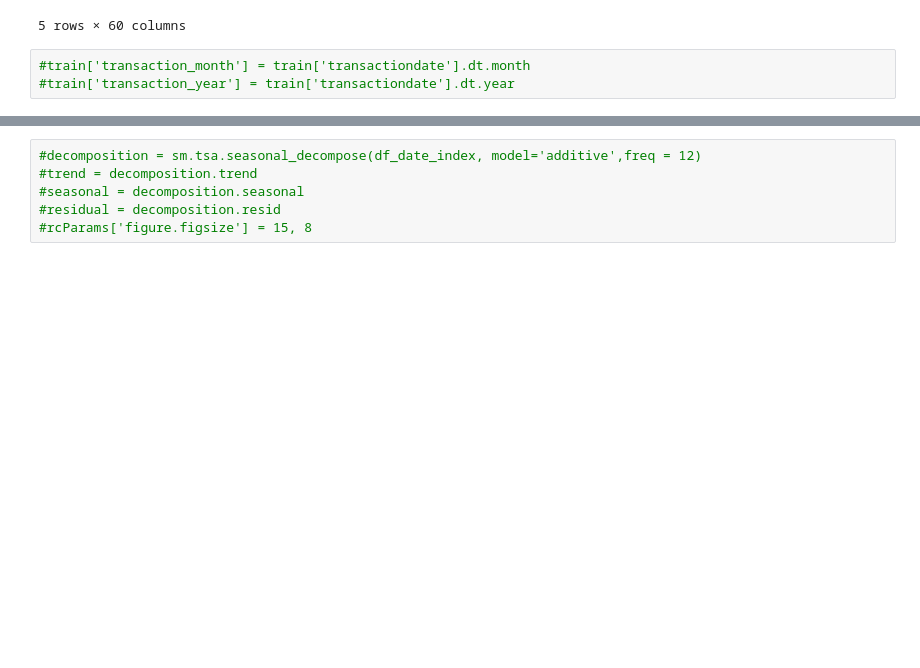
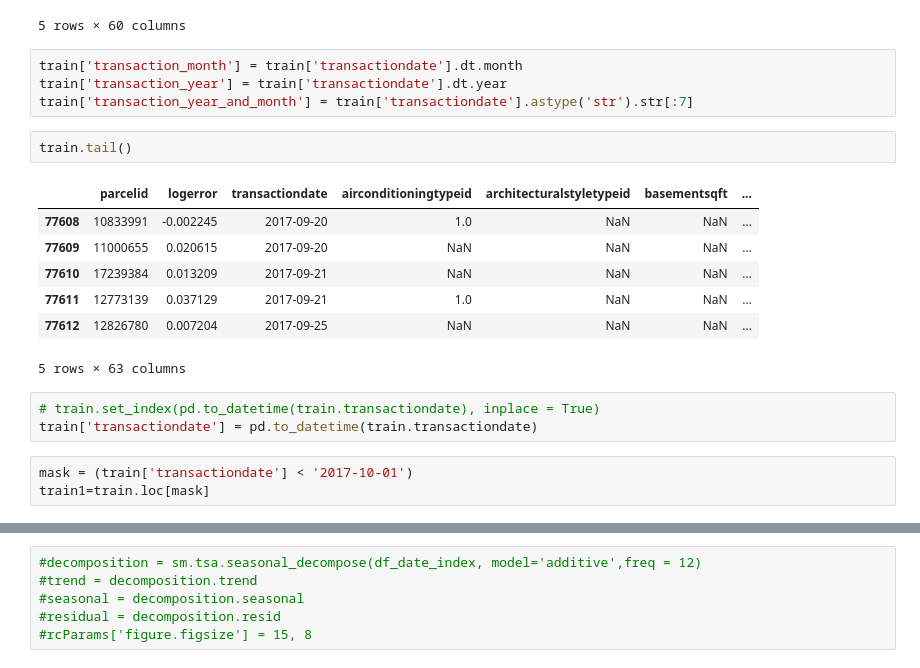
Before and after one commit to Hupi/Competitions, a Jupyter notebook: zillow/notebooks/kaggle_zillow_first_analyze.ipynb, the cells around one changed output, grey strips where cells are left out. Saved outputs shown, nothing was run; the diff lists cells and outputs as text; blank space fills up the shorter version.

```diff
--- a/zillow/notebooks/kaggle_zillow_first_analyze.ipynb
+++ b/zillow/notebooks/kaggle_zillow_first_analyze.ipynb
@@ -259,7 +261,24 @@ train.head()
 | 4 | 14432541 | -0.0050 | 2016-01-02 | NaN | NaN | NaN | ... |
 5 rows × 60 columns
 # %%
-#train['transaction_month'] = train['transactiondate'].dt.month
-#train['transaction_year'] = train['transactiondate'].dt.year
+train['transaction_month'] = train['transactiondate'].dt.month
+train['transaction_year'] = train['transactiondate'].dt.year
+train['transaction_year_and_month'] = train['transactiondate'].astype('str').str[:7]
+# %%
+train.tail()
+# %% [output]
+|  | parcelid | logerror | transactiondate | airconditioningtypeid | architecturalstyletypeid | basementsqft | ... |
+| 77608 | 10833991 | -0.002245 | 2017-09-20 | 1.0 | NaN | NaN | ... |
+| 77609 | 11000655 | 0.020615 | 2017-09-20 | NaN | NaN | NaN | ... |
+| 77610 | 17239384 | 0.013209 | 2017-09-21 | NaN | NaN | NaN | ... |
+| 77611 | 12773139 | 0.037129 | 2017-09-21 | 1.0 | NaN | NaN | ... |
+| 77612 | 12826780 | 0.007204 | 2017-09-25 | NaN | NaN | NaN | ... |
+5 rows × 63 columns
+# %%
+# train.set_index(pd.to_datetime(train.transactiondate), inplace = True)
+train['transactiondate'] = pd.to_datetime(train.transactiondate)
+# %%
+mask = (train['transactiondate'] < '2017-10-01')
+train1=train.loc[mask]
 # %%
 plt.figure(figsize=(20, 6))
```
Also changed, not shown: parts of 20 cells of this notebook.
